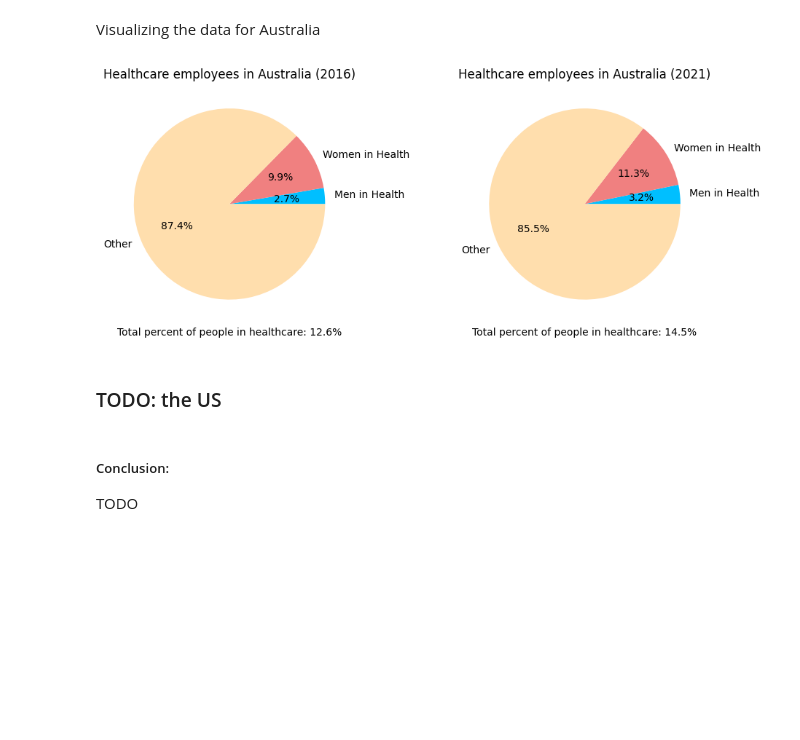
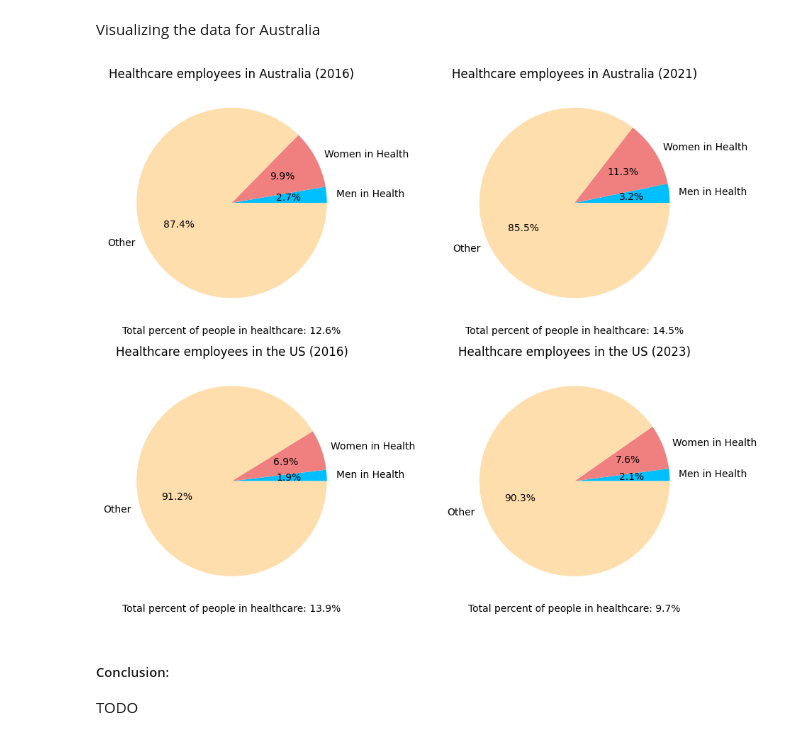
Before and after one commit to rakkateichou/CITS2402-prj1, a Jupyter notebook: CITS2402-Assignment-template.ipynb, the cells around one changed output. Saved outputs shown, nothing was run; the diff lists cells and outputs as text; code cells hidden in the pictures; blank space fills up the shorter version.

```diff
--- a/CITS2402-Assignment-template.ipynb
+++ b/CITS2402-Assignment-template.ipynb
@@ -42,17 +66,6 @@ ds_path = "./datasets"
 # %% [markdown]
 Defining the cleaning function for Australia
 # %%
-from enum import Enum
-
-# overcomplicated but fun way to abstract
-class Type(Enum):
-    MALE = "M_",
-    FEMALE = "F_",
-    TOTAL = "P_"
-
-    def __str__(self) -> str:
-        return super().name.capitalize()
-
 # cleaning function for the AUS dataset
 def load_data_aus(filenames: list[str]) -> pd.DataFrame:
     df = pd.concat([pd.read_csv(f"{ds_path}/{filename}") for filename in filenames], axis=1)
@@ -60,7 +73,7 @@ def load_data_aus(filenames: list[str]) -> pd.DataFrame:
 
     # find all columns that end with _Tot for certain type
     def get_total_for(type: Type) -> pd.DataFrame:
-        total_colums = [col for col in df.columns if col.startswith(type.value) and col.endswith("_Tot")]
+        total_colums = [col for col in df.columns if col.startswith(type.aus_prefix) and col.endswith("_Tot")]
         tdf = df[total_colums]
 
         # find the long name of the columns, strip the prefix and postfix and replace _ with spaces
@@ -124,3 +168,6 @@ aus2021
 3 rows × 21 columns
 # %% [markdown]
 Loading the data for the US, year 2016
+# %%
+us2016 = load_data_us("/US/2016/ACSST1Y2016.S2403-Data.csv")
+us2016
@@ -126,0 +183,3 @@ Loading the data for the US, year 2016
+# %%
+us2023 = load_data_us("/US/2023/ACSST1Y2023.S2401-Data.csv", subcat=2)
+us2023
@@ -130,13 +195,13 @@ Loading the data for the US, year 2016
 # %% [markdown]
 Visualizing the data for Australia
 # %%
-def pieplot_health_aus(data: pd.DataFrame, title: str, ax: plt.Axes):
+def pieplot_health(data: pd.DataFrame, title: str, ax: plt.Axes):
     labels = ["Men in Health", "Women in Health", "Other"]
     colors = ["deepskyblue", "lightcoral", "navajowhite"]
 
     health_data = data.filter(like="Health")
-    health_num_male = health_data.loc[Type.MALE].iat[0]
-    health_num_female = health_data.loc[Type.FEMALE].iat[0]
+    health_num_male = health_data.loc[Type.MALE].sum()
+    health_num_female = health_data.loc[Type.FEMALE].sum()
     health_num_other = data.loc[Type.TOTAL].drop("Total").drop(health_data).sum()
 
     health_num_total = health_num_male + health_num_female
@@ -150,14 +215,14 @@ def pieplot_health_aus(data: pd.DataFrame, title: str, ax: plt.Axes):
     ax.set_title(title)
     ax.set_xlabel(f"Total percent of people in healthcare: {percentage_in_health:.1f}%")
 # %%
-fig, axes = plt.subplots(1, 2, figsize=(10, 4))
-pieplot_health_aus(aus2016, "Healthcare employees in Australia (2016)", ax=axes[0])
-pieplot_health_aus(aus2021, "Healthcare employees in Australia (2021)", ax=axes[1])
+fig, axes = plt.subplots(2, 2, figsize=(10, 8))
+pieplot_health(aus2016, "Healthcare employees in Australia (2016)", ax=axes[0][0])
+pieplot_health(aus2021, "Healthcare employees in Australia (2021)", ax=axes[0][1])
+pieplot_health(us2016, "Healthcare employees in the US (2016)", ax=axes[1][0])
+pieplot_health(us2023, "Healthcare employees in the US (2023)", ax=axes[1][1])
 plt.tight_layout()
 # %% [output]
-[figure, old version]
+[figure, new version]
-# %% [markdown]
-### TODO: the US
 # %% [markdown]
 ##### Conclusion:
 TODO
```
Also changed, not shown: parts of 8 cells of this notebook.
